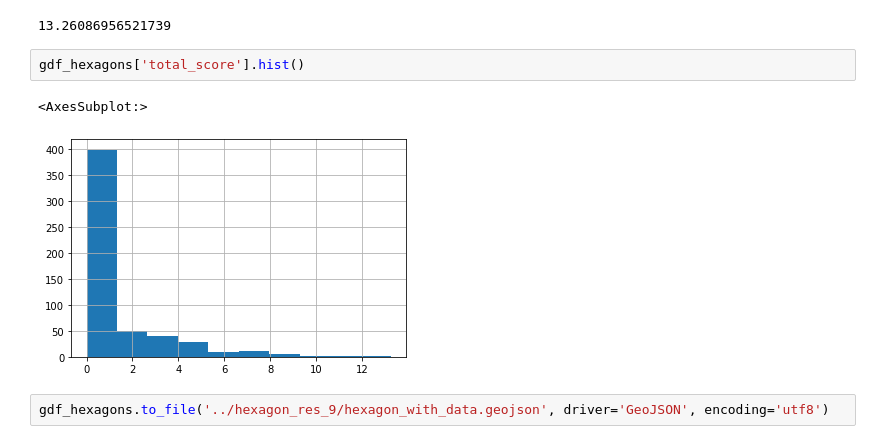
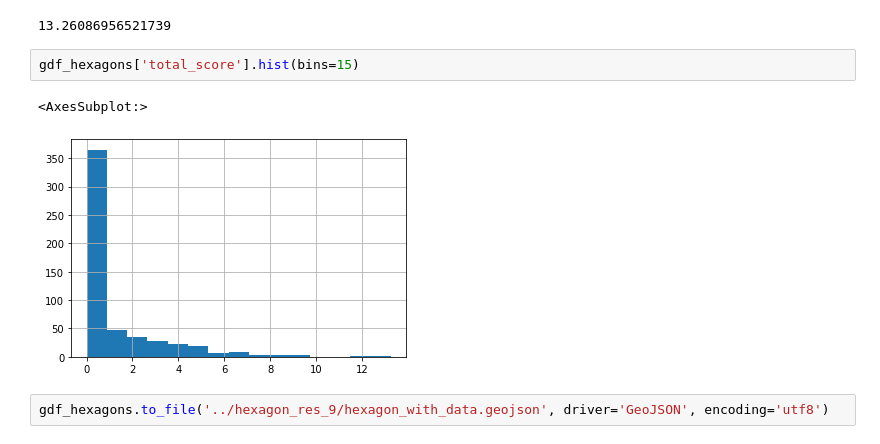
Before and after one commit to Aete/transport-accessibility, a Jupyter notebook: src/data/notebooks/Calculation buildings, bus lines, and subway lines by hexagons.ipynb, the cells around one changed output. Saved outputs shown, nothing was run; the diff lists cells and outputs as text.

```diff
--- a/src/data/notebooks/Calculation buildings, bus lines, and subway lines by hexagons.ipynb
+++ b/src/data/notebooks/Calculation buildings, bus lines, and subway lines by hexagons.ipynb
@@ -240,10 +240,10 @@ gdf_hexagons['total_score'].max()
 # %% [output]
 13.26086956521739
 # %%
-gdf_hexagons['total_score'].hist()
+gdf_hexagons['total_score'].hist(bins=15)
 # %% [output]
 <AxesSubplot:>
-[figure, old version]
+[figure, new version]
 # %%
 gdf_hexagons.to_file('../hexagon_res_9/hexagon_with_data.geojson', driver='GeoJSON', encoding='utf8')
 # %%
```
Also changed, not shown: 8 other files.
